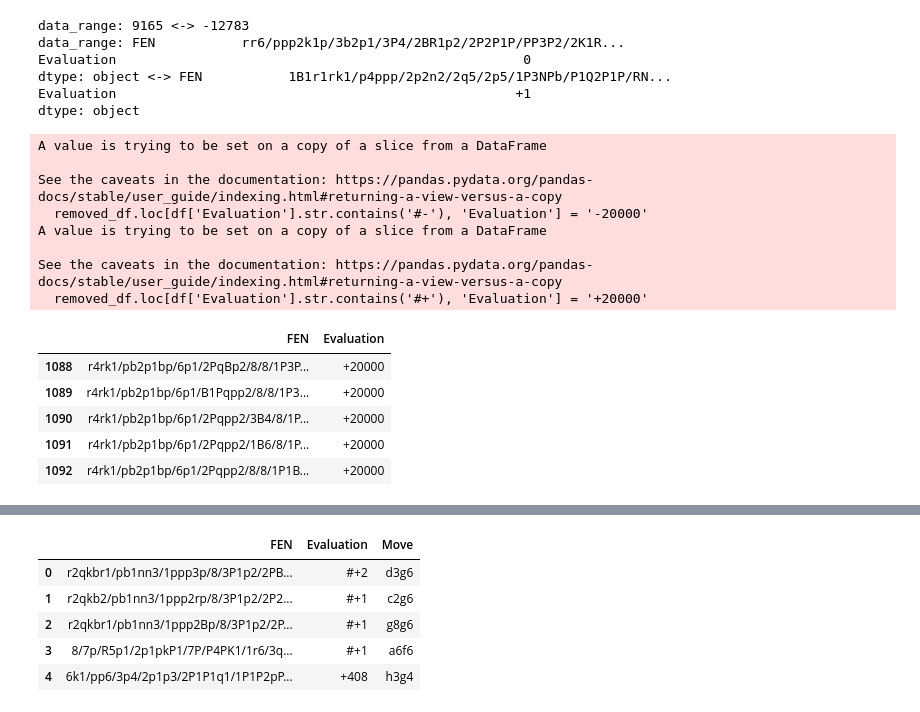
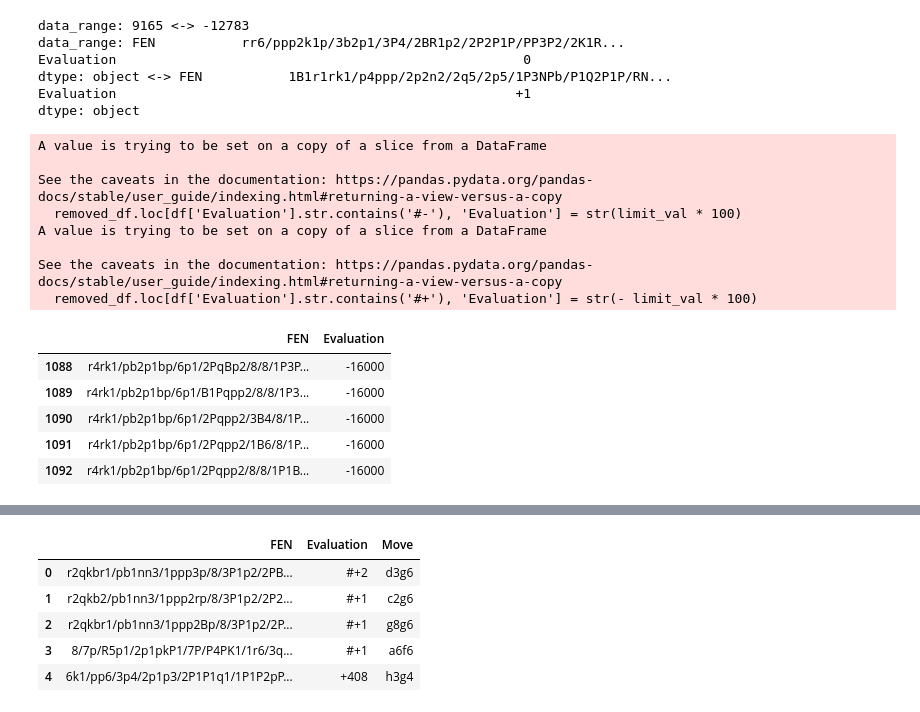
Before and after one commit to Mathwizard1/reimagined-octosquare, a Jupyter notebook: data_viewer.ipynb, the cells around one changed output, grey strips where cells are left out. Cells and saved outputs as stored; diff of their text form; code cells hidden in the pictures.

```diff
--- a/data_viewer.ipynb
+++ b/data_viewer.ipynb
@@ -14,6 +14,9 @@ import numpy as np
 from chess import Board
 
 from bot_model import evaluator, board2d_embed, bitboard_embed
+#from bot_model import limit_val as orginal_limit
+
+limit_val = 160
 # %%
 df = pd.read_csv('data\\random_evals.csv', nrows= 100000)
 df.head()
@@ -65,22 +68,22 @@ dtype: object <-> FEN           1B1r1rk1/p4ppp/2p2n2/2q5/2p5/1P3NPb/P1Q2P1P/RN..
 Evaluation                                                   +1
 dtype: object
 # %%
-removed_df.loc[df['Evaluation'].str.contains('#-'), 'Evaluation'] = '-20000'
-removed_df.loc[df['Evaluation'].str.contains('#+'), 'Evaluation'] = '+20000'
+removed_df.loc[df['Evaluation'].str.contains('#-'), 'Evaluation'] = str(limit_val * 100)
+removed_df.loc[df['Evaluation'].str.contains('#+'), 'Evaluation'] = str(- limit_val * 100)
 removed_df.head()
 # %% [output]
 A value is trying to be set on a copy of a slice from a DataFrame
 
 See the caveats in the documentation: https://pandas.pydata.org/pandas-docs/stable/user_guide/indexing.html#returning-a-view-versus-a-copy
-  removed_df.loc[df['Evaluation'].str.contains('#-'), 'Evaluation'] = '-20000'
+  removed_df.loc[df['Evaluation'].str.contains('#-'), 'Evaluation'] = str(limit_val * 100)
 A value is trying to be set on a copy of a slice from a DataFrame
 
 See the caveats in the documentation: https://pandas.pydata.org/pandas-docs/stable/user_guide/indexing.html#returning-a-view-versus-a-copy
-  removed_df.loc[df['Evaluation'].str.contains('#+'), 'Evaluation'] = '+20000'
+  removed_df.loc[df['Evaluation'].str.contains('#+'), 'Evaluation'] = str(- limit_val * 100)
 |  | FEN | Evaluation |
-| 1088 | r4rk1/pb2p1bp/6p1/2PqBp2/8/8/1P3P... | +20000 |
-| 1089 | r4rk1/pb2p1bp/6p1/B1Pqpp2/8/8/1P3... | +20000 |
-| 1090 | r4rk1/pb2p1bp/6p1/2Pqpp2/3B4/8/1P... | +20000 |
-| 1091 | r4rk1/pb2p1bp/6p1/2Pqpp2/1B6/8/1P... | +20000 |
-| 1092 | r4rk1/pb2p1bp/6p1/2Pqpp2/8/8/1P1B... | +20000 |
+| 1088 | r4rk1/pb2p1bp/6p1/2PqBp2/8/8/1P3P... | -16000 |
+| 1089 | r4rk1/pb2p1bp/6p1/B1Pqpp2/8/8/1P3... | -16000 |
+| 1090 | r4rk1/pb2p1bp/6p1/2Pqpp2/3B4/8/1P... | -16000 |
+| 1091 | r4rk1/pb2p1bp/6p1/2Pqpp2/1B6/8/1P... | -16000 |
+| 1092 | r4rk1/pb2p1bp/6p1/2Pqpp2/8/8/1P1B... | -16000 |
 # %%
```
Also changed, not shown: parts of 7 cells of this notebook, 2 other files.
